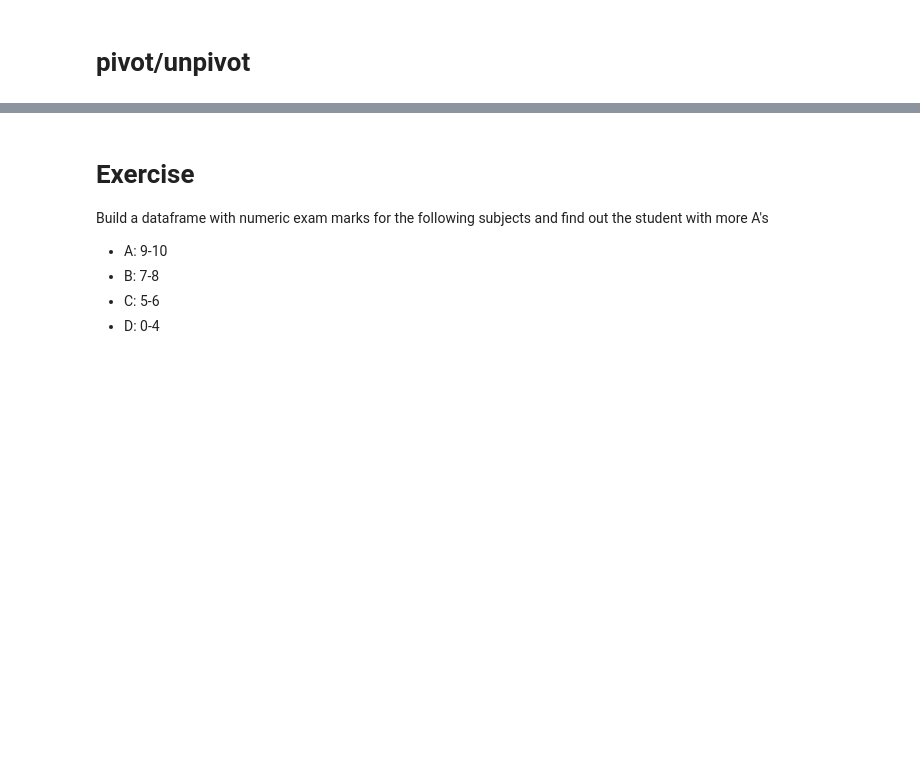
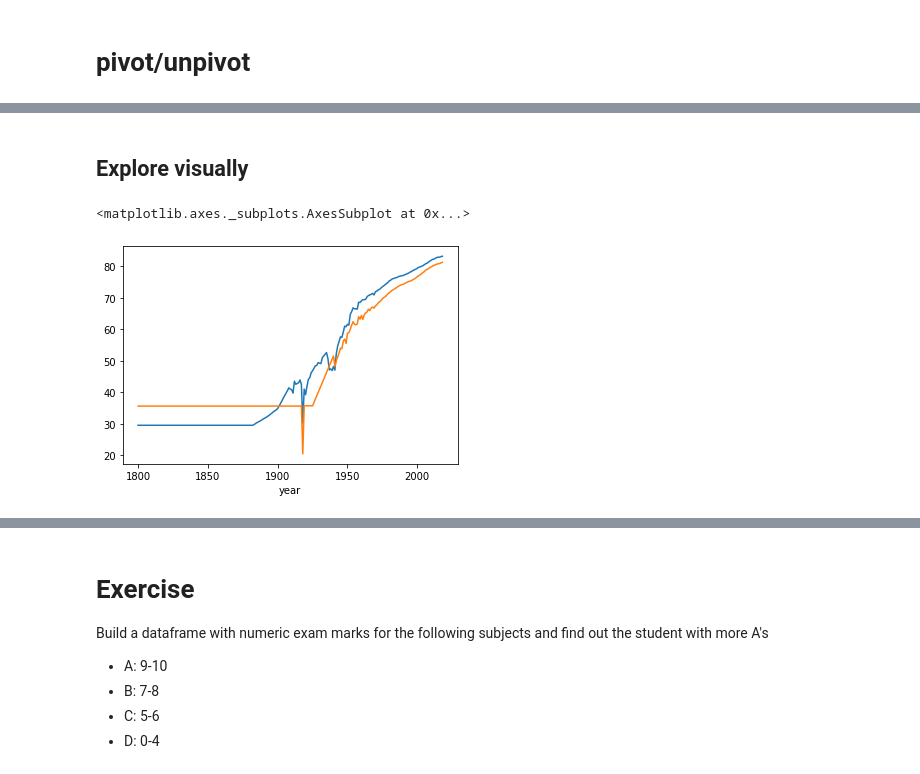
Before and after one commit to ironhack-bcn-data-pt/notebooks, a Jupyter notebook: 5.3.4.PivotTables.ipynb, the cells around one changed output, grey strips where cells are left out. Saved outputs shown, nothing was run; the diff lists cells and outputs as text; code cells hidden in the pictures; blank space fills up the shorter version.

```diff
--- a/5.3.4.PivotTables.ipynb
+++ b/5.3.4.PivotTables.ipynb
@@ -24,3 +29,6 @@ df.head()
 # %%
 # melt the normalized file, hold the country name and code variables, rename the melted columns
 # id_vars, var_name, value_name
+
+df2 = df.melt(id_vars='country', var_name='year', value_name='life_expectancy')
+df2
@@ -36,3 +49,5 @@ df2.head()
+# %%
+df2.life_expectancy = df2.life_expectancy.str.replace(',','.').astype('float')
 # %%
 # pivot the data by years
 # index, columns, values
@@ -54,0 +73,8 @@ df2.head()
+# %% [markdown]
+## Explore visually
+# %%
+df2[df2.country=='Spain'].set_index('year').life_expectancy.plot()
+df2[df2.country=='Portugal'].set_index('year').life_expectancy.plot()
+# %% [output]
+<matplotlib.axes._subplots.AxesSubplot at 0x...>
+[figure, added]
```
Also changed, not shown: parts of 27 cells of this notebook, 1 other file.
